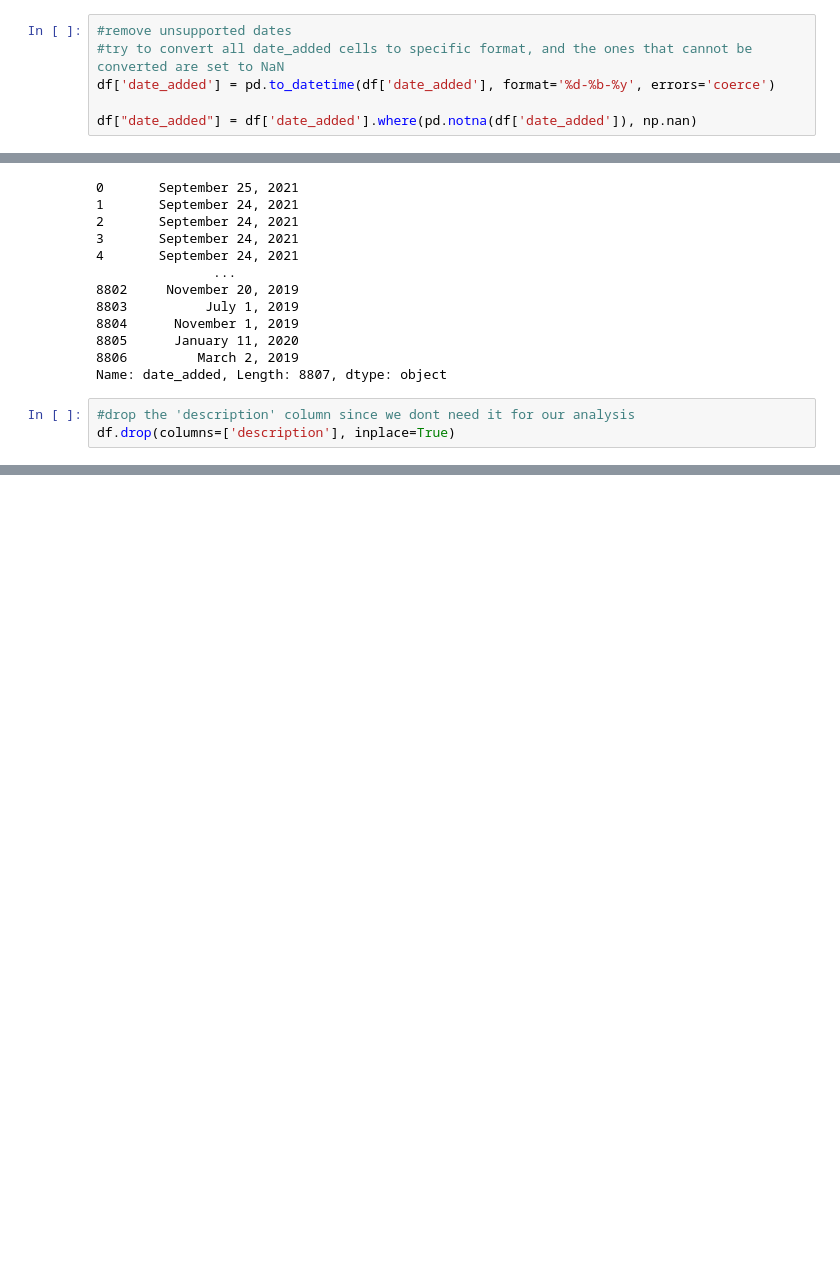
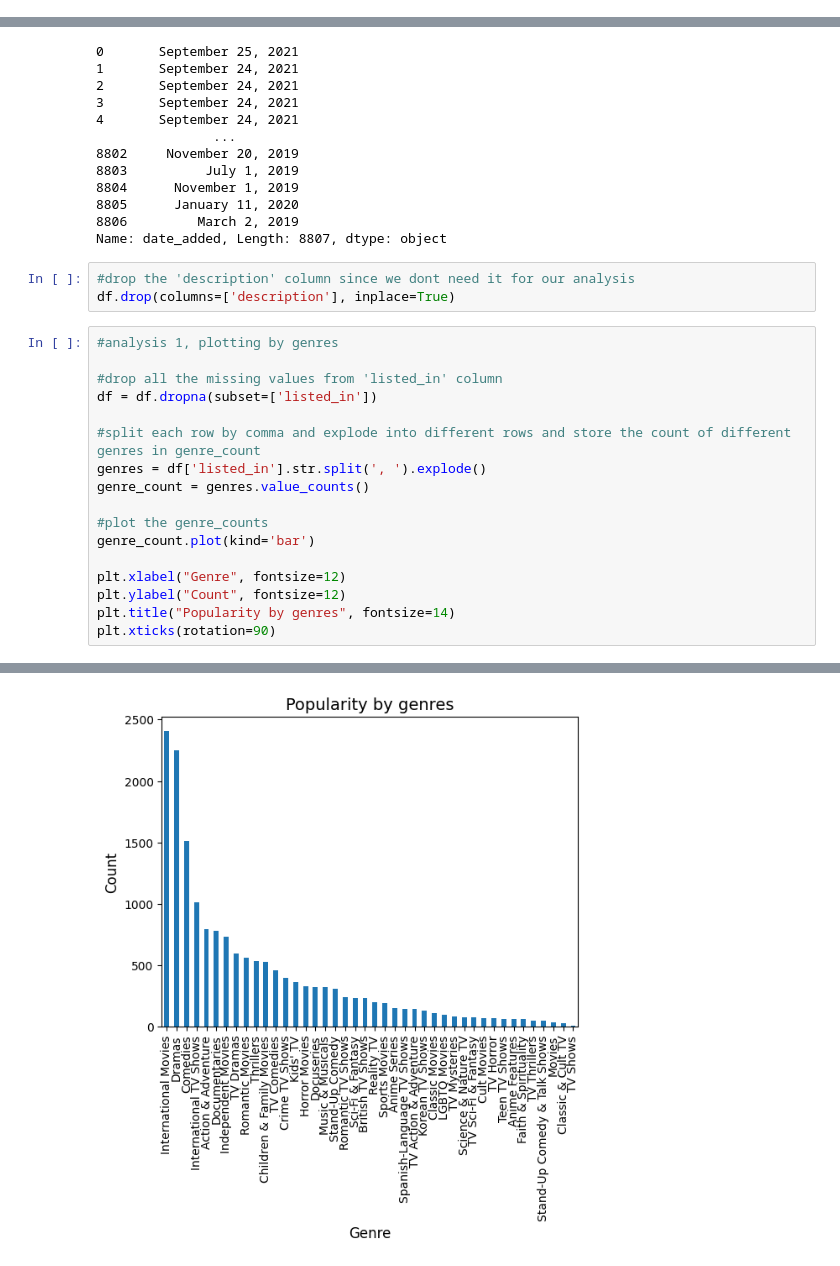
Before and after one commit to Garvit1103/netflix_data_analysis, a Jupyter notebook: data_analysis.ipynb, the cells around one changed output, grey strips where cells are left out. Cells and saved outputs as stored; diff of their text form; blank space fills up the shorter version.

```diff
--- a/data_analysis.ipynb
+++ b/data_analysis.ipynb
@@ -21,12 +24,6 @@ total_ratings
 # %% [output]
 array(['PG-13', 'TV-MA', 'PG', 'TV-14', 'TV-PG', 'TV-Y', 'TV-Y7', 'R',
        'TV-G', 'G', 'NC-17', nan, 'NR', 'TV-Y7-FV', 'UR'], dtype=object)
-# %%
-#remove unsupported dates
-#try to convert all date_added cells to specific format, and the ones that cannot be converted are set to NaN
-df['date_added'] = pd.to_datetime(df['date_added'], format='%d-%b-%y', errors='coerce')
-
-df["date_added"] = df['date_added'].where(pd.notna(df['date_added']), np.nan)
 # %%
 df['date_added']
 # %% [output]
@@ -45,3 +42,21 @@ Name: date_added, Length: 8807, dtype: object
 # %%
 #drop the 'description' column since we dont need it for our analysis
 df.drop(columns=['description'], inplace=True)
+# %%
+#analysis 1, plotting by genres
+
+#drop all the missing values from 'listed_in' column
+df = df.dropna(subset=['listed_in'])
+
+#split each row by comma and explode into different rows and store the count of different genres in genre_count
+genres = df['listed_in'].str.split(', ').explode()
+genre_count = genres.value_counts()
+
+#plot the genre_counts
+genre_count.plot(kind='bar')
+
+plt.xlabel("Genre", fontsize=12)
+plt.ylabel("Count", fontsize=12)
+plt.title("Popularity by genres", fontsize=14)
+plt.xticks(rotation=90)
+# %% [output]
@@ -47,0 +80 @@ df.drop(columns=['description'], inplace=True)
+[figure, added]
```
Also changed, not shown: parts of 6 cells of this notebook.
